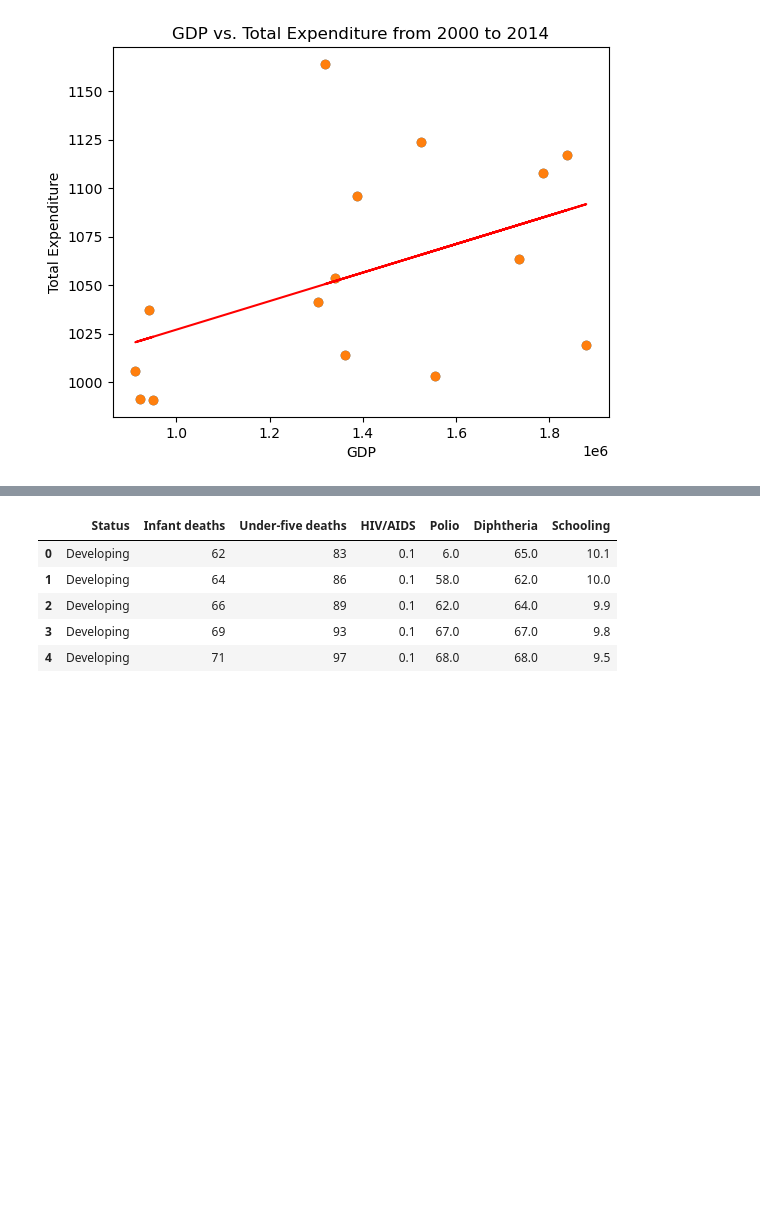
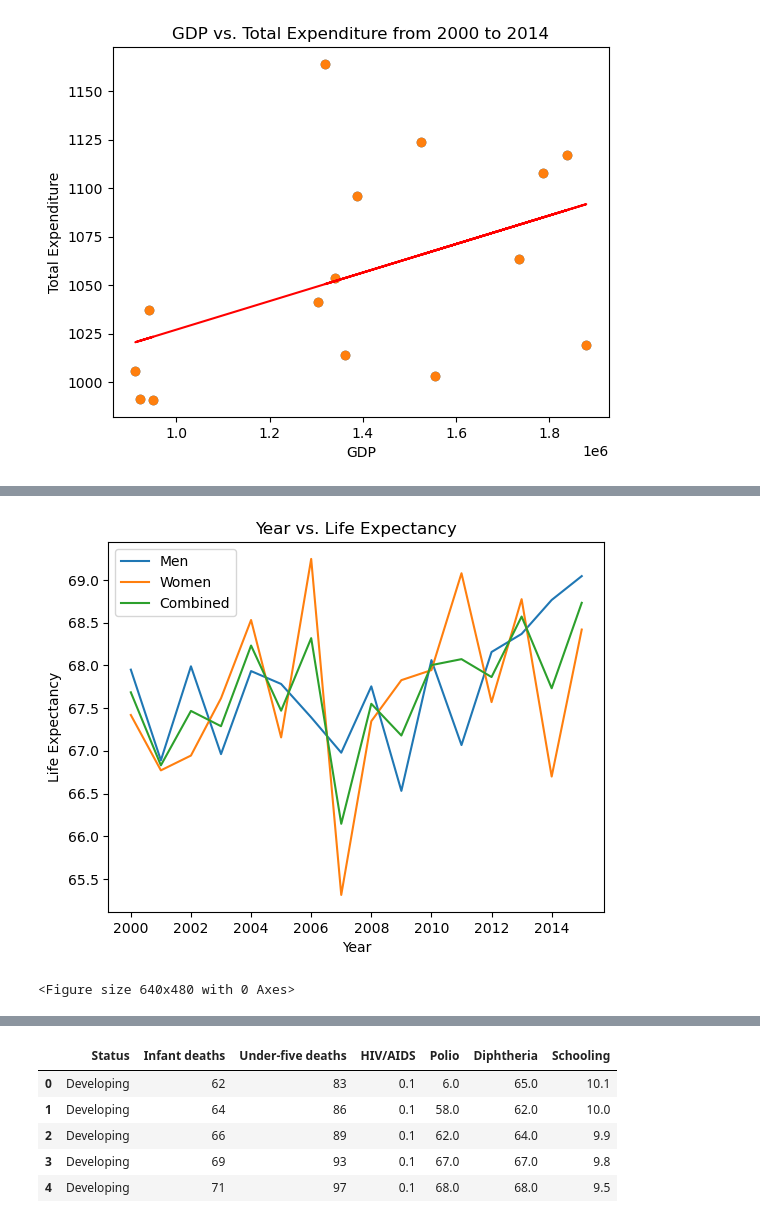
Before and after one commit to msncn/scs-pj1-team11, a Jupyter notebook: pj1_team11.ipynb, the cells around one changed output, grey strips where cells are left out. Drawn from its saved outputs; the diff is of its cells as text; code cells hidden in the pictures; blank space fills up the shorter version.

```diff
--- a/pj1_team11.ipynb
+++ b/pj1_team11.ipynb
@@ -550,0 +549,21 @@ y = 0.0x + 953.53
+# %%
+# 2b. Melissa Start
+# Yearly Summary Globally
+
+# Average Life Expectancy Men
+
+Avg_life_expectancy_men = life_expectancy.groupby("Year")["Life expectancy (men)"].mean()
+Avg_life_expectancy_men
+
+# # Average Life Expectancy Women
+
+Avg_life_expectancy_women = life_expectancy.groupby("Year")["Life expectancy(women)"].mean()
+Avg_life_expectancy_women
+
+
+
+Life_expectancy_total = pd.DataFrame({"Avg Life Expectancy Men":Avg_life_expectancy_men,
+                                      "Avg Life Expectancy Women":Avg_life_expectancy_women})
+Life_expectancy_total["Combined Life Expectancy"] = (Life_expectancy_total["Avg Life Expectancy Men"]+Life_expectancy_total["Avg Life Expectancy Women"])/2
+Life_expectancy_total.reset_index(inplace=True)
+Life_expectancy_total
@@ -550,0 +588,11 @@ y = 0.0x + 953.53
+# %%
+# 2b. Melissa
+
+x=Life_expectancy_total["Year"]
+x
+y1=Life_expectancy_total["Avg Life Expectancy Men"]
+y1
+y2=Life_expectancy_total["Avg Life Expectancy Women"]
+y2
+y3=Life_expectancy_total["Combined Life Expectancy"]
+y3
@@ -550,0 +617,14 @@ y = 0.0x + 953.53
+# %%
+#2b melissa
+plt.plot(x,y1, label="Men")
+plt.plot(x,y2, label="Women")
+plt.plot(x,y3, label="Combined")
+plt.xlabel("Year")
+plt.ylabel("Life Expectancy")
+plt.title("Year vs. Life Expectancy")
+plt.legend()
+plt.show()
+plt.savefig("Outputs/Year_LifeExpectancy.png")
+# %% [output]
+[figure, added]
+<Figure size 640x480 with 0 Axes>
```
Also changed, not shown: parts of 6 cells of this notebook, 17 other files.
